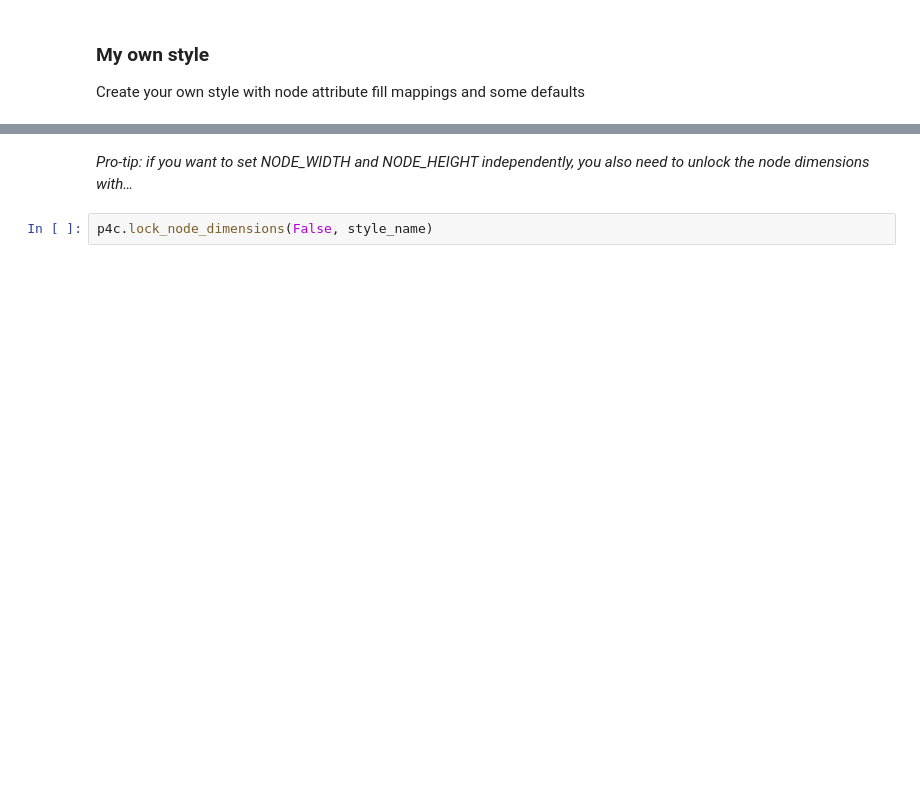
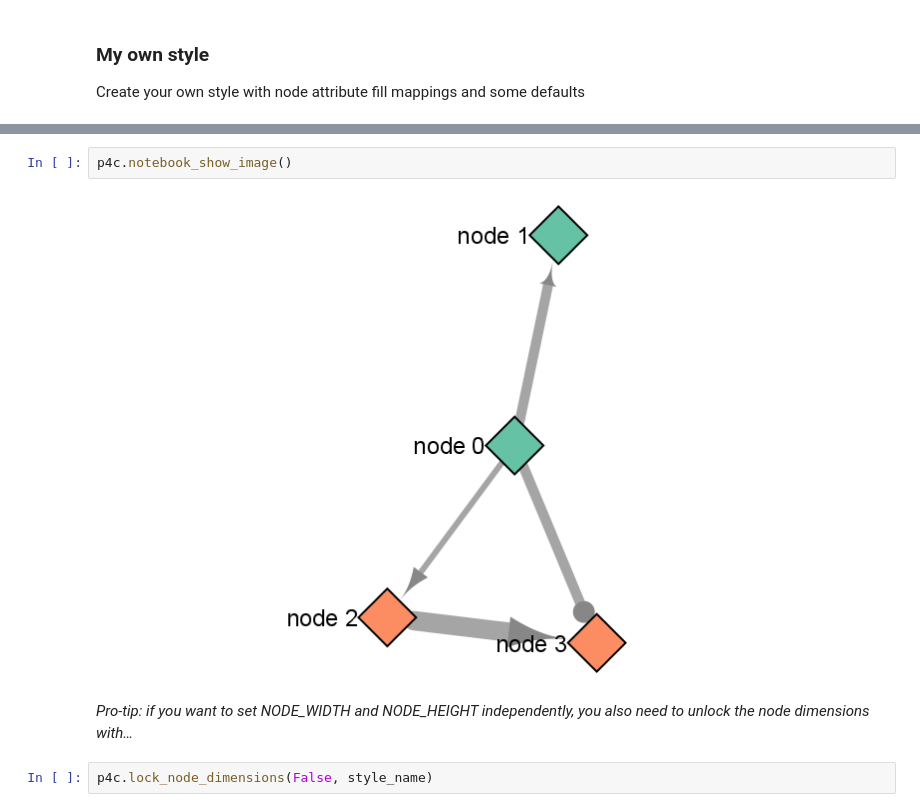
Before and after one commit to cytoscape/py4cytoscape, a Jupyter notebook: doc/tutorials/Overview-of-py4cytoscape.ipynb, the cells around one changed output, grey strips where cells are left out. Saved outputs shown, nothing was run; the diff lists cells and outputs as text; blank space fills up the shorter version.

```diff
--- a/doc/tutorials/Overview-of-py4cytoscape.ipynb
+++ b/doc/tutorials/Overview-of-py4cytoscape.ipynb
@@ -73,3 +99,7 @@ p4c.set_visual_style(style_name)
+# %%
+p4c.notebook_show_image()
+# %% [output]
+[figure, added]
 # %% [markdown]
 *Pro-tip: if you want to set NODE_WIDTH and NODE_HEIGHT independently, you also need to unlock the node dimensions with…*
 # %%
```
Also changed, not shown: parts of 61 cells of this notebook.
